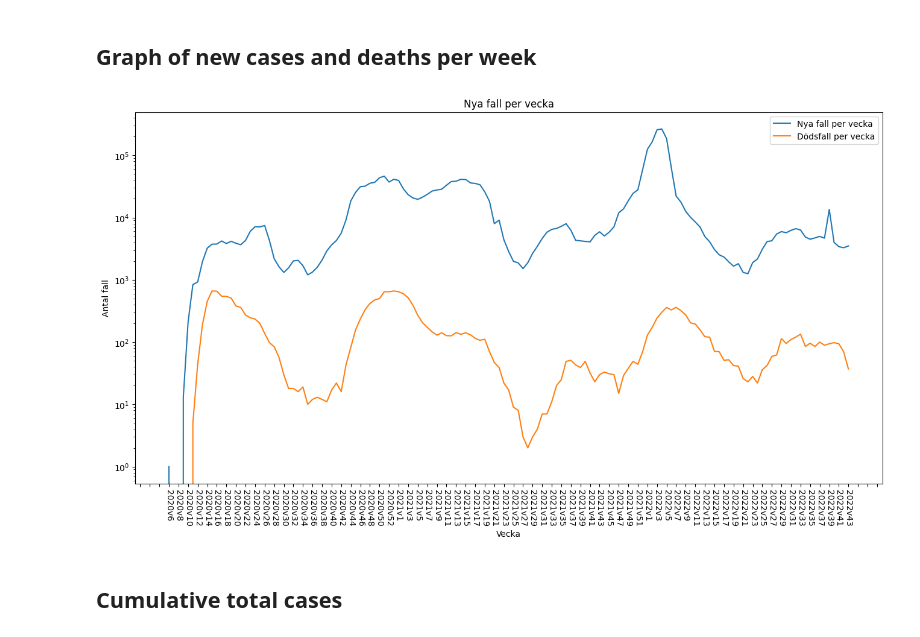
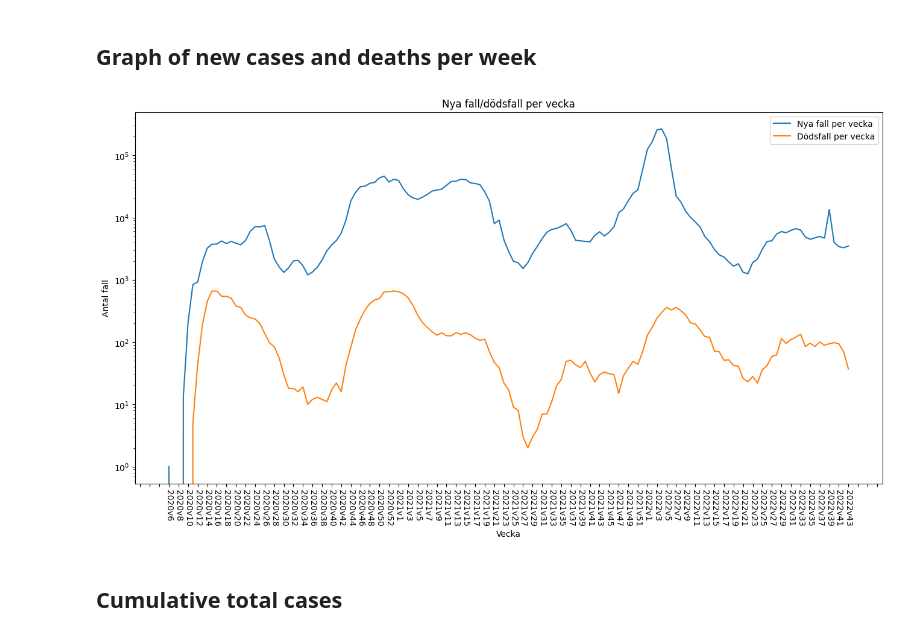
Before and after one commit to Razjoh/Databehandling-Rasmus-Johansson, a Jupyter notebook: Labb/Uppgift1.ipynb, the cells around one changed output. Saved outputs shown, nothing was run; the diff lists cells and outputs as text; code cells hidden in the pictures.

```diff
--- a/Labb/Uppgift1.ipynb
+++ b/Labb/Uppgift1.ipynb
@@ -130,14 +130,14 @@ fig.write_html("Visualiseringar/Antal_fall_och_döda_per_vecka.html")
 # %%
 fig, ax = plt.subplots(figsize = (16,8))
 ax1 = sns.lineplot(data = df, x = "vecka", y = "Antal_fall_vecka", label = "Nya fall per vecka")
 ax2 = sns.lineplot(data = df, x = "vecka", y = "Antal_avlidna_vecka", label = "Dödsfall per vecka")
 plt.xticks(rotation=-90)
-ax.set(xlabel="Vecka", ylabel="Antal fall", title="Nya fall per vecka")
+ax.set(xlabel="Vecka", ylabel="Antal fall", title="Nya fall/dödsfall per vecka")
 ax1.set_yscale("log")
 ax.xaxis.set_major_locator(plt.MaxNLocator(100))
 plt.savefig("Visualiseringar/Antal_fall_och_döda_per_vecka.png")
 # %% [output]
-[figure, old version]
+[figure, new version]
 # %% [markdown]
 ## Cumulative total cases
 # %%
```
Also changed, not shown: parts of 4 cells of this notebook, 13 other files.
